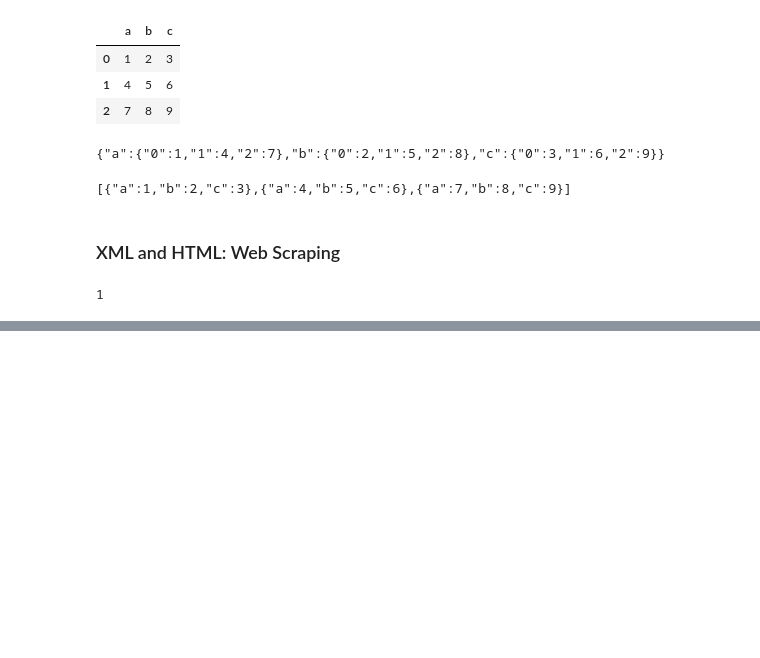
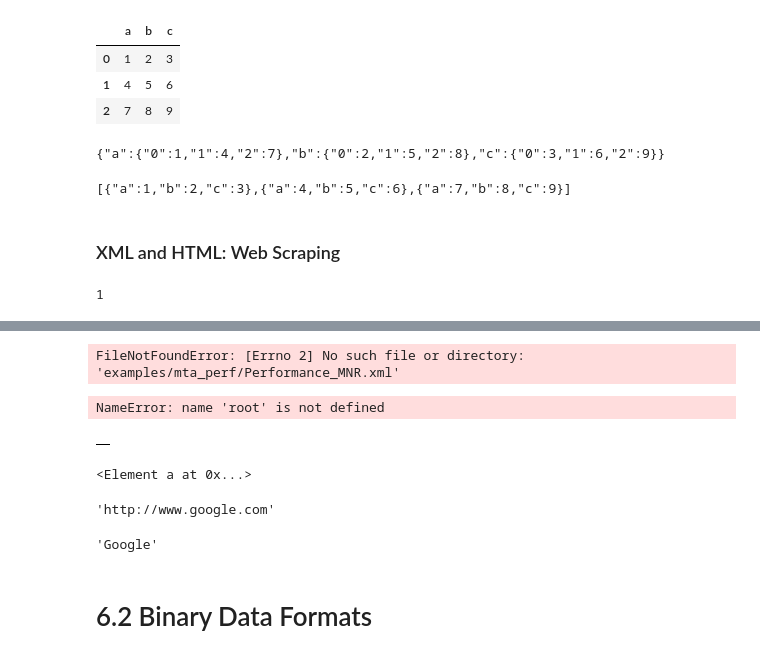
Before and after one commit to JosephKowalski2/WesWrangling, a Jupyter notebook: Chapter6WorkAlong.ipynb, the cells around one changed output, grey strips where cells are left out. Drawn from its saved outputs; the diff is of its cells as text; code cells hidden in the pictures; blank space fills up the shorter version.

```diff
--- a/Chapter6WorkAlong.ipynb
+++ b/Chapter6WorkAlong.ipynb
@@ -412,0 +432,27 @@ failures.head()
+# %%
+from lxml import objectify
+path = 'examples/mta_perf/Performance_MNR.xml'
+parsed = objectify.parse(open(path))
+root = parsed.getroot()
+# %% [output]
+FileNotFoundError: [Errno 2] No such file or directory: 'examples/mta_perf/Performance_MNR.xml'
+# %%
+data = []
+# %%
+skip_fields = ['PARENT_SEQ', 'INDICATOR_SEQ', 'DESIRED_CHANGE', 'DECIMAL_PLACES']
+# %%
+for elt in root.INDICATOR:
+    el_data = {}
+    for child in elt.getchildren():
+        if child.tag in skip_fields:
+            continue
+        el_data[child.tag] = child.pyval
+    data.append(el_data)
+# %% [output]
+NameError: name 'root' is not defined
+# %%
+perf = pd.DataFrame(data)
+# %%
+perf.head()
+# %% [output]
+|  |
@@ -412,0 +463,14 @@ failures.head()
+# %%
+root
+# %% [output]
+<Element a at 0x...>
+# %%
+root.get('href')
+# %% [output]
+'http://www.google.com'
+# %%
+root.text
+# %% [output]
+'Google'
+# %% [markdown]
+# 6.2 Binary Data Formats
```
Also changed, not shown: parts of 4 cells of this notebook.
